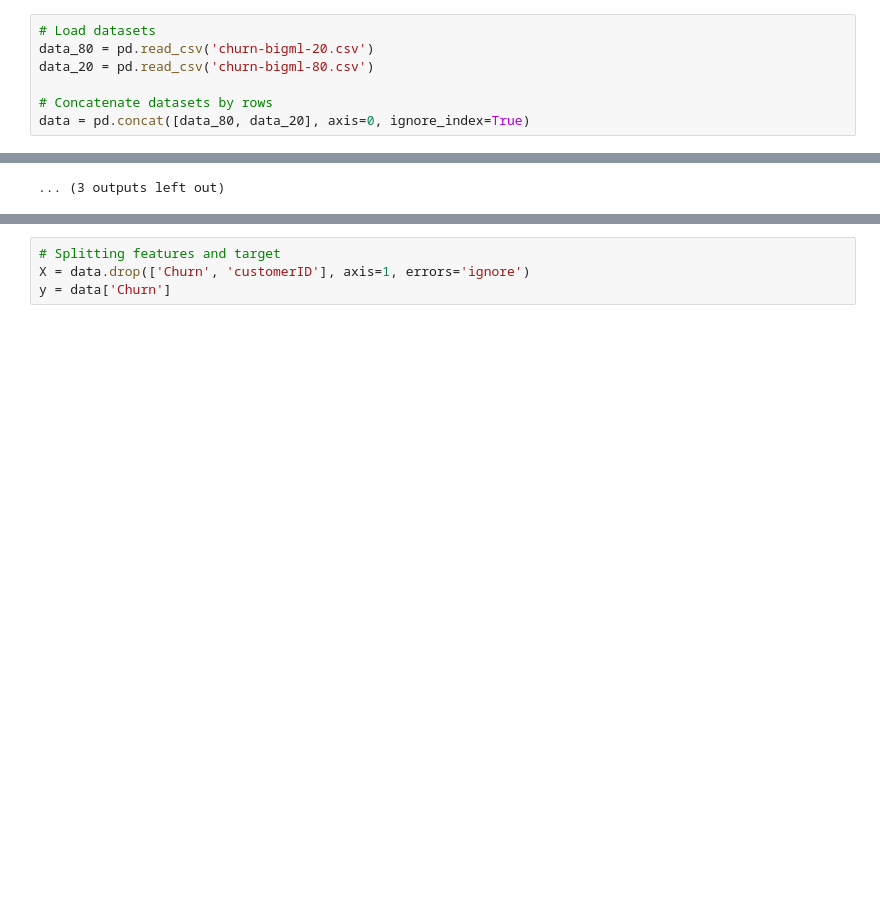
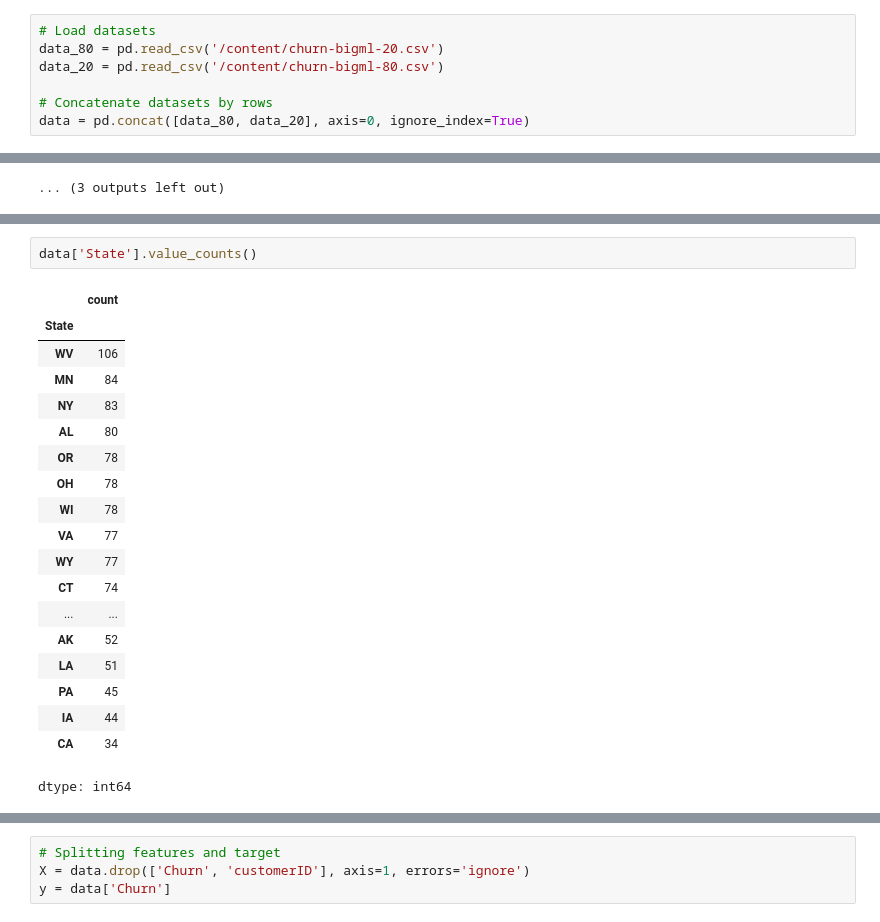
Before and after one commit to khaled-benahmed/-Customer-Churn-Prediction-in-the-Telecom-Sector-Using-Machine-Learning-Techniques., a Jupyter notebook: Customer_Churn_Prediction_in_the_Telecom_Sector_Using_Machine_Learning_Techniques.ipynb, the cells around one changed output, grey strips where cells are left out. Saved outputs shown, nothing was run; the diff lists cells and outputs as text; blank space fills up the shorter version.

```diff
--- a/Customer_Churn_Prediction_in_the_Telecom_Sector_Using_Machine_Learning_Techniques.ipynb
+++ b/Customer_Churn_Prediction_in_the_Telecom_Sector_Using_Machine_Learning_Techniques.ipynb
@@ -47,8 +89,8 @@ from sklearn.neural_network import MLPClassifier
 import matplotlib.pyplot as plt
 # %%
 # Load datasets
-data_80 = pd.read_csv('churn-bigml-20.csv')
-data_20 = pd.read_csv('churn-bigml-80.csv')
+data_80 = pd.read_csv('/content/churn-bigml-20.csv')
+data_20 = pd.read_csv('/content/churn-bigml-80.csv')
 
 # Concatenate datasets by rows
 data = pd.concat([data_80, data_20], axis=0, ignore_index=True)
@@ -205,0 +332,22 @@ for col in categorical_cols:
+# %%
+data['State'].value_counts()
+# %% [output]
+|  | count |
+| State |  |
+| WV | 106 |
+| MN | 84 |
+| NY | 83 |
+| AL | 80 |
+| OR | 78 |
+| OH | 78 |
+| WI | 78 |
+| VA | 77 |
+| WY | 77 |
+| CT | 74 |
+| ... | ... |
+| AK | 52 |
+| LA | 51 |
+| PA | 45 |
+| IA | 44 |
+| CA | 34 |
+dtype: int64
```
Also changed, not shown: parts of 58 cells of this notebook.
